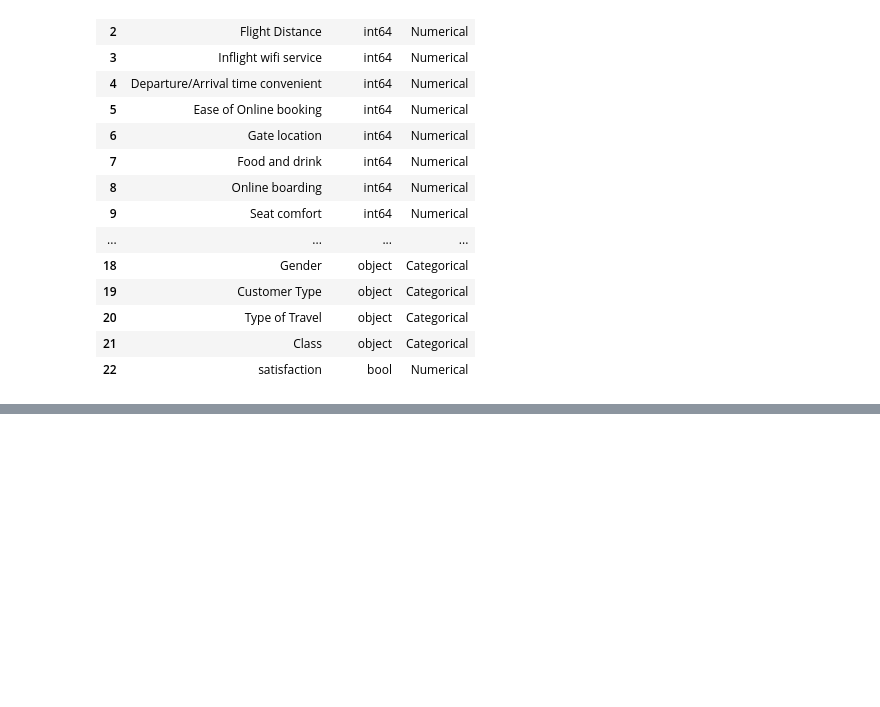
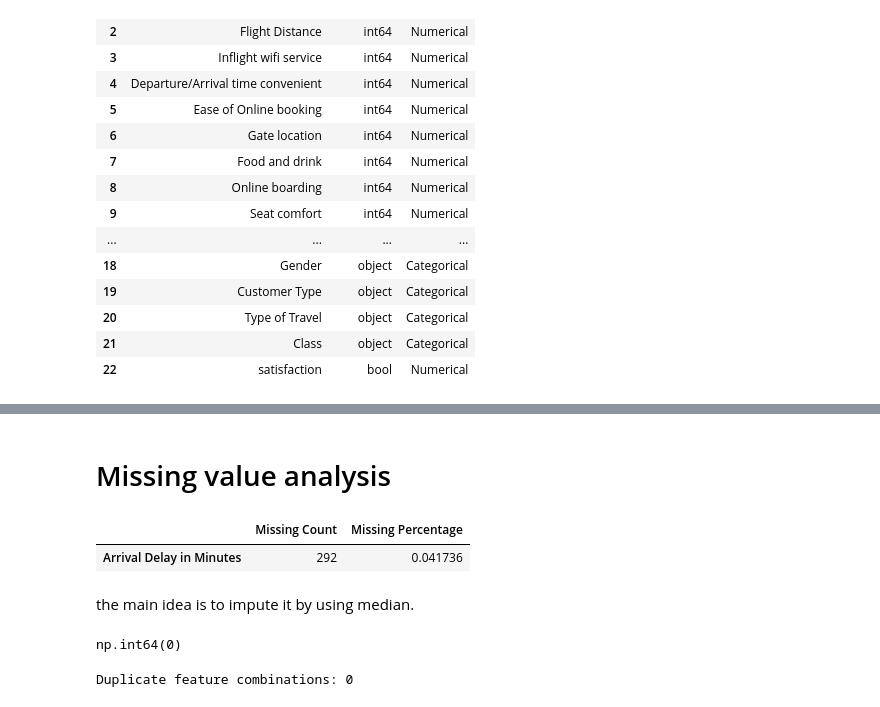
Before and after one commit to SoumyadipHazari/AutoDev, a Jupyter notebook: notebook26d06ecfd0.ipynb, the cells around one changed output, grey strips where cells are left out. Cells and saved outputs as stored; diff of their text form; code cells hidden in the pictures; blank space fills up the shorter version.

Commit message:
Basic EDA with missing value and duplicate analysis

```diff
--- a/notebook26d06ecfd0.ipynb
+++ b/notebook26d06ecfd0.ipynb
@@ -126,0 +269,41 @@ display(datatype_summary)
+# %% [markdown]
+# Missing value analysis
+# %%
+#missing value
+missing_summary = pd.DataFrame({
+    "Missing Count": train_cc.isnull().sum(),
+    "Missing Percentage": train_cc.isnull().mean() * 100
+})
+
+missing_summary = missing_summary[
+    missing_summary["Missing Count"] > 0
+].sort_values(
+    by = "Missing Count",
+    ascending = False
+)
+
+display(missing_summary)
+# %% [output]
+|  | Missing Count | Missing Percentage |
+| Arrival Delay in Minutes | 292 | 0.041736 |
+# %% [markdown]
+the main idea is to impute it by using median.
+# %%
+train_cc["id"].duplicated().sum()
+# %% [output]
+np.int64(0)
+# %%
+#duplicate analysis
+
+feature_cols = [
+    col for col in train_cc.columns
+    if col not in ["id", "satisfaction"]
+]
+
+duplicate_feature_rows = train_cc.duplicated(
+    subset=feature_cols
+).sum()
+
+print("Duplicate feature combinations:", duplicate_feature_rows)
+# %% [output]
+Duplicate feature combinations: 0
```
Also changed, not shown: parts of 6 cells of this notebook.
